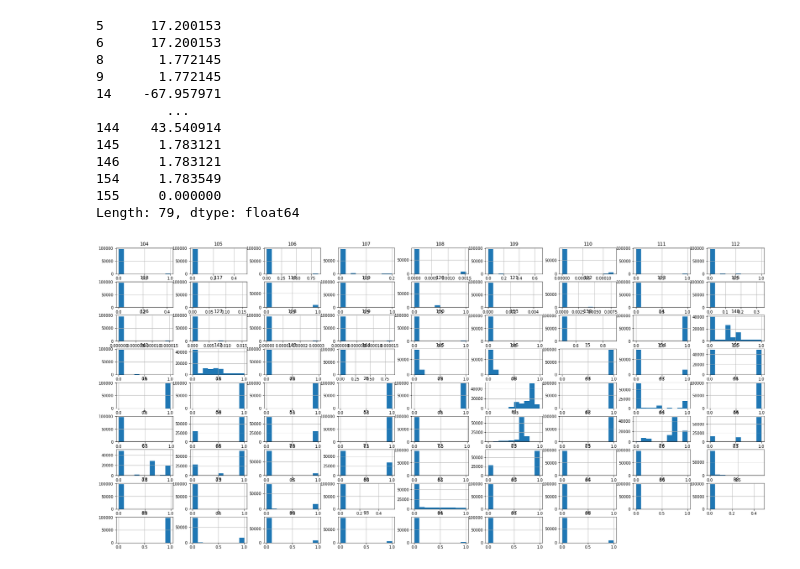
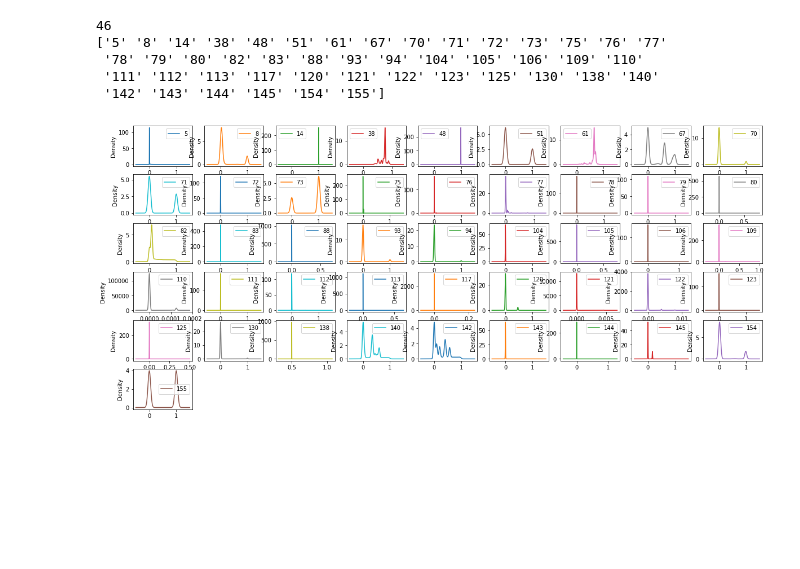
Before and after one commit to AML-Project-Group/impersonation_detection, a Jupyter notebook: preprocessing.ipynb, the cells around one changed output. Saved outputs shown, nothing was run; the diff lists cells and outputs as text; code cells hidden in the pictures; blank space fills up the shorter version.

Commit message:
Modified the preprocessing steps, created the main function

```diff
--- a/preprocessing.ipynb
+++ b/preprocessing.ipynb
@@ -70,0 +84,8 @@ dtype: int64
+# %%
+''' Step 2 - Some features are duplicates of other features, then they can be removed keeping only the first column '''
+
+# df has 14 duplicated features, then the new dataframe has 64 features + 1 class
+df2 = df1.loc[:,~df1.T.duplicated(keep='first')]
+
+# the features are now 64 + 1 class
+print(df2.columns.values)
@@ -71,40 +168,35 @@ dtype: int64
+# %%
+# After this step the dataframe has 45 features and 1 class
+print(len(df3.columns.values))
+print(df3.columns.values)
+# %% [output]
+46
+['5' '8' '14' '38' '48' '51' '61' '67' '70' '71' '72' '73' '75' '76' '77'
+ '78' '79' '80' '82' '83' '88' '93' '94' '104' '105' '106' '109' '110'
+ '111' '112' '113' '117' '120' '121' '122' '123' '125' '130' '138' '140'
+ '142' '143' '144' '145' '154' '155']
 # %%
-''' Analysis and plotting of the dataframe df shows that none of the features has a normal form '''
+''' Analysis and plotting of the dataframe df3 show that none of the features has a normal form '''
 
-# the plots requiring a certain amount of time have been commented out
 # skewness
-skew = df.skew()
-print(skew)
+#skew = df3.skew()
+#print(skew)
 
 # histogram plot
-df.hist(figsize=(30,14))
+#df3.hist(layout=(9,9), figsize=(30,14))
+#pyplot.show()
+
+# density plot
+df3.plot(kind='density', subplots=True, layout=(9,9), sharex=False, figsize=(20,14))
 pyplot.show()
 
-# density plot
-# df.plot(kind='density', subplots=True, layout=(9,9), sharex=False, figsize=(20,14))
-# pyplot.show()
-
 # Box and Whisker Plot
-# df.plot(kind='box', subplots=True, layout=(9,9), sharex=False, sharey=False, figsize=(20,14))
-# pyplot.show()
+#df3.plot(kind='box', subplots=True, layout=(9,9), sharex=False, sharey=False, figsize=(20,14))
+#pyplot.show()
 
 # Scatterplot Matrix
-# commented out as it takes a lot to run
-
-# from pandas.plotting import scatter_matrix
-# scatter_matrix(df, figsize=[20, 20])
+# it takes a lot to run
+# scatter_matrix(df3, figsize=[20, 20])
 # pyplot.show()
 # %% [output]
-5      17.200153
-6      17.200153
-8       1.772145
-9       1.772145
-14    -67.957971
-         ...
-144    43.540914
-145     1.783121
-146     1.783121
-154     1.783549
-155     0.000000
-Length: 79, dtype: float64
-[figure, old version]
+[figure, new version]
```
Also changed, not shown: parts of 16 cells of this notebook.
